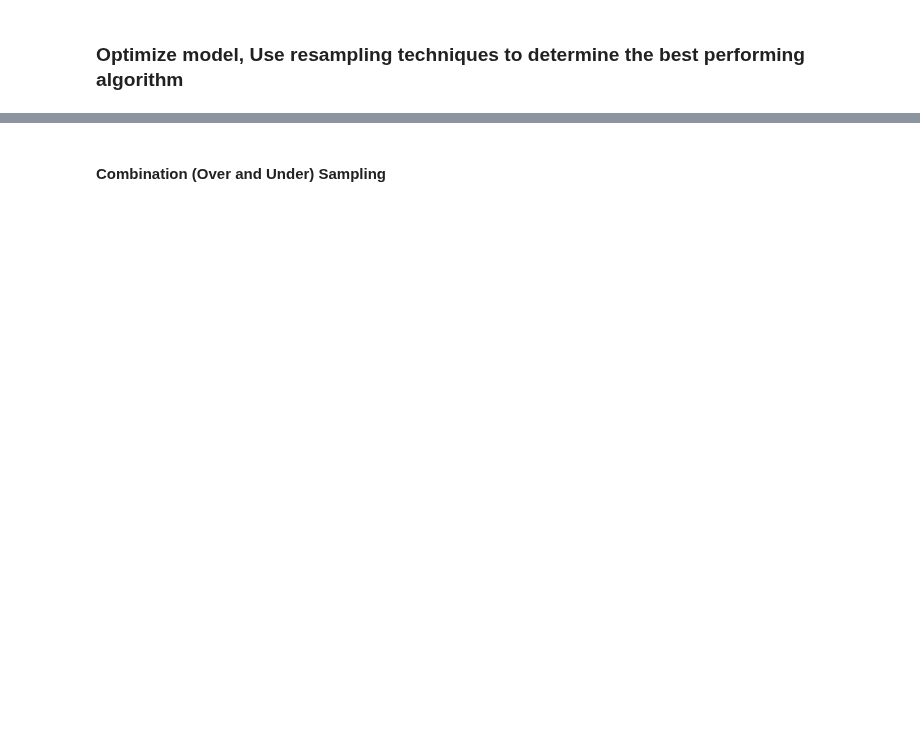
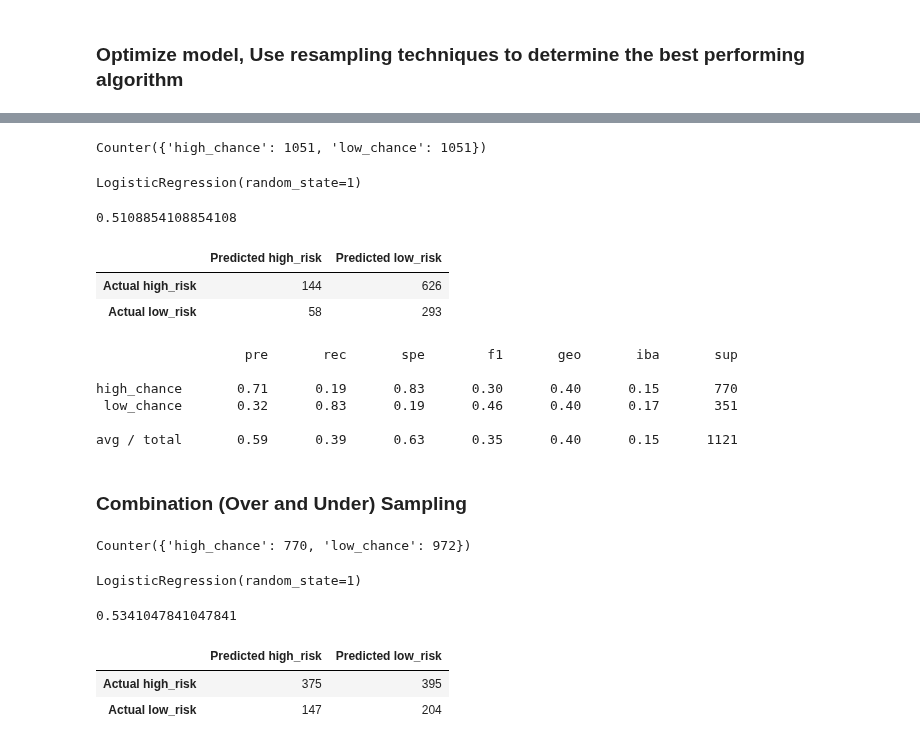
Before and after one commit to AnneLonero/Clinical_Trials_Research_Project, a Jupyter notebook: Machine Learning ivs_vs_obs.ipynb, the cells around one changed output, grey strips where cells are left out. Drawn from its saved outputs; the diff is of its cells as text; code cells hidden in the pictures; blank space fills up the shorter version.

```diff
--- a/Tables/Machine Learning ivs_vs_obs.ipynb
+++ b/Machine Learning ivs_vs_obs.ipynb
@@ -253,2 +358,77 @@ responsible_party_Sponsor-Investigator: (0.004684239725579856)
+# %%
+# Resample the data using the ClusterCentroids resampler
+# Warning: This is a large dataset, and this step may take some time to complete
+from imblearn.under_sampling import ClusterCentroids
+
+# Instantiate the model
+Cluster_resample = ClusterCentroids(random_state=1)
+X_resampled, y_resampled = Cluster_resample.fit_resample(X_train, y_train)
+Counter(y_resampled)
+# %% [output]
+Counter({'high_chance': 1051, 'low_chance': 1051})
+# %%
+# Train the Logistic Regression model using the resampled data
+classifier.fit(X_resampled, y_resampled)
+# %% [output]
+LogisticRegression(random_state=1)
+# %%
+# Calculated the balanced accuracy score
+y_pred = classifier.predict(X_test)
+balanced_accuracy_score(y_test, y_pred)
+# %% [output]
+0.5108854108854108
+# %%
+# Display the confusion matrix
+cm = confusion_matrix(y_test, y_pred)
+
+# Create Dataframe from the confusion matrix
+cm_df = pd.DataFrame(
+    cm, index=["Actual high_risk", "Actual low_risk"], columns=["Predicted high_risk", "Predicted low_risk"])
+cm_df
+# %% [output]
+|  | Predicted high_risk | Predicted low_risk |
+| Actual high_risk | 144 | 626 |
+| Actual low_risk | 58 | 293 |
+# %%
+# Print the imbalanced classification report
+print(classification_report_imbalanced(y_test, y_pred))
+# %% [output]
+                   pre       rec       spe        f1       geo       iba       sup
+
+high_chance       0.71      0.19      0.83      0.30      0.40      0.15       770
+ low_chance       0.32      0.83      0.19      0.46      0.40      0.17       351
+
+avg / total       0.59      0.39      0.63      0.35      0.40      0.15      1121
 # %% [markdown]
-#### Combination (Over and Under) Sampling
+### Combination (Over and Under) Sampling
+# %%
+# Resample the training data with SMOTEENN
+from imblearn.combine import SMOTEENN
+smoteenn = SMOTEENN(random_state=1)
+X_resampled, y_resampled = smoteenn.fit_resample(X_train, y_train)
+Counter(y_resampled)
+# %% [output]
+Counter({'high_chance': 770, 'low_chance': 972})
+# %%
+# Train the Logistic Regression model using the resampled data
+classifier.fit(X_resampled, y_resampled)
+# %% [output]
+LogisticRegression(random_state=1)
+# %%
+# Calculated the balanced accuracy score
+y_pred = classifier.predict(X_test)
+balanced_accuracy_score(y_test, y_pred)
+# %% [output]
+0.5341047841047841
+# %%
+# Display the confusion matrix
+cm = confusion_matrix(y_test, y_pred)
+
+# Create a DataFrame from the confusion matrix.
+cm_df = pd.DataFrame(
+    cm, index=["Actual high_risk", "Actual low_risk"], columns=["Predicted high_risk", "Predicted low_risk"])
+cm_df
+# %% [output]
+|  | Predicted high_risk | Predicted low_risk |
+| Actual high_risk | 375 | 395 |
+| Actual low_risk | 147 | 204 |
```
Also changed, not shown: parts of 26 cells of this notebook.
